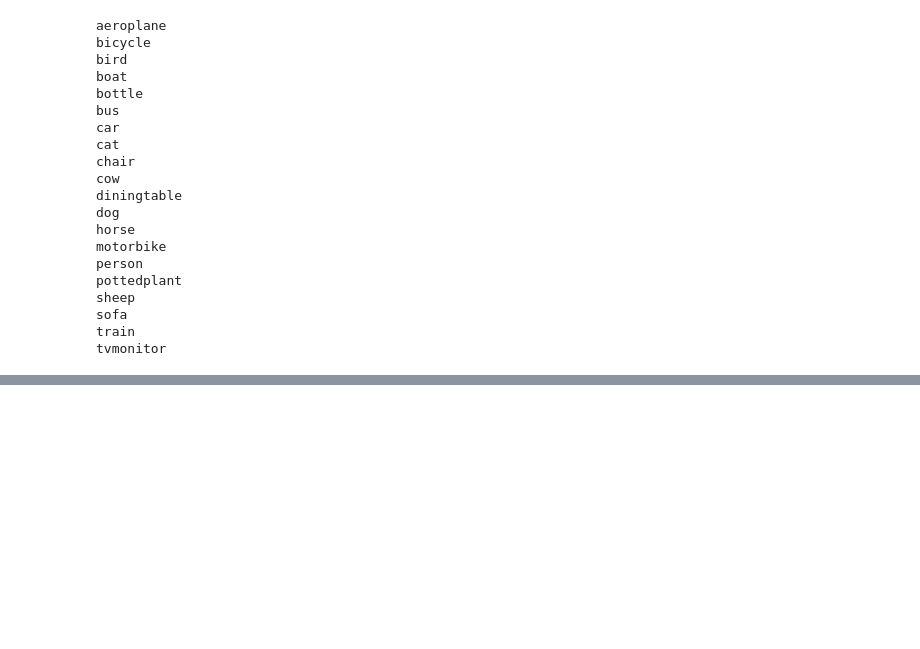
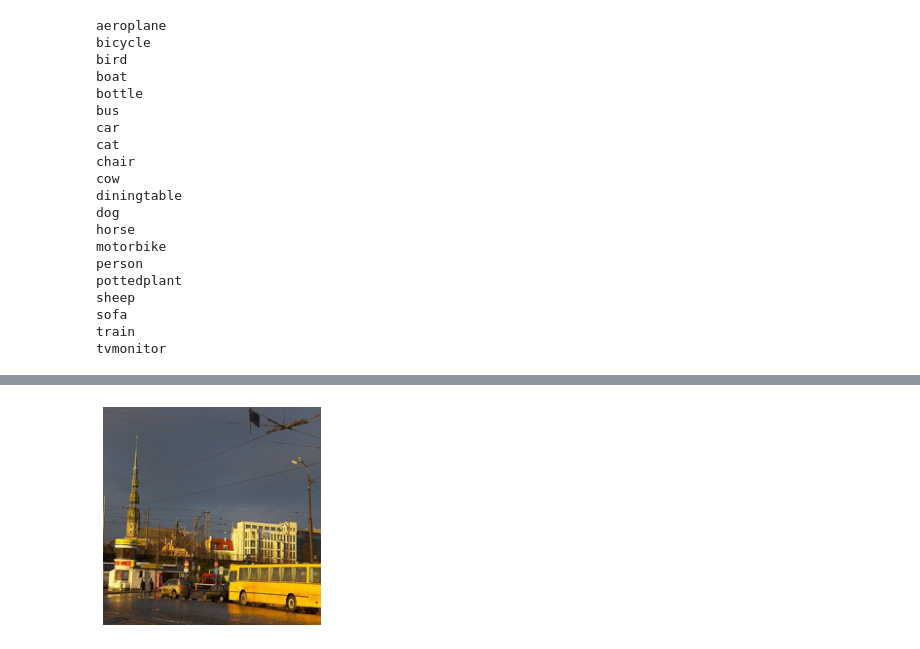
Before and after one commit to kyh980909/AC-SISE, a Jupyter notebook: AC_SISE.ipynb, the cells around one changed output, grey strips where cells are left out. Drawn from its saved outputs; the diff is of its cells as text; code cells hidden in the pictures; blank space fills up the shorter version.

```diff
--- a/AC_SISE.ipynb
+++ b/AC_SISE.ipynb
@@ -519,0 +559,6 @@ plt.show()
+# %%
+plt.imshow(test.img)
+plt.axis('off')
+plt.show()
+# %% [output]
+[figure, added]
```
Also changed, not shown: parts of 26 cells of this notebook, 5 other files.
